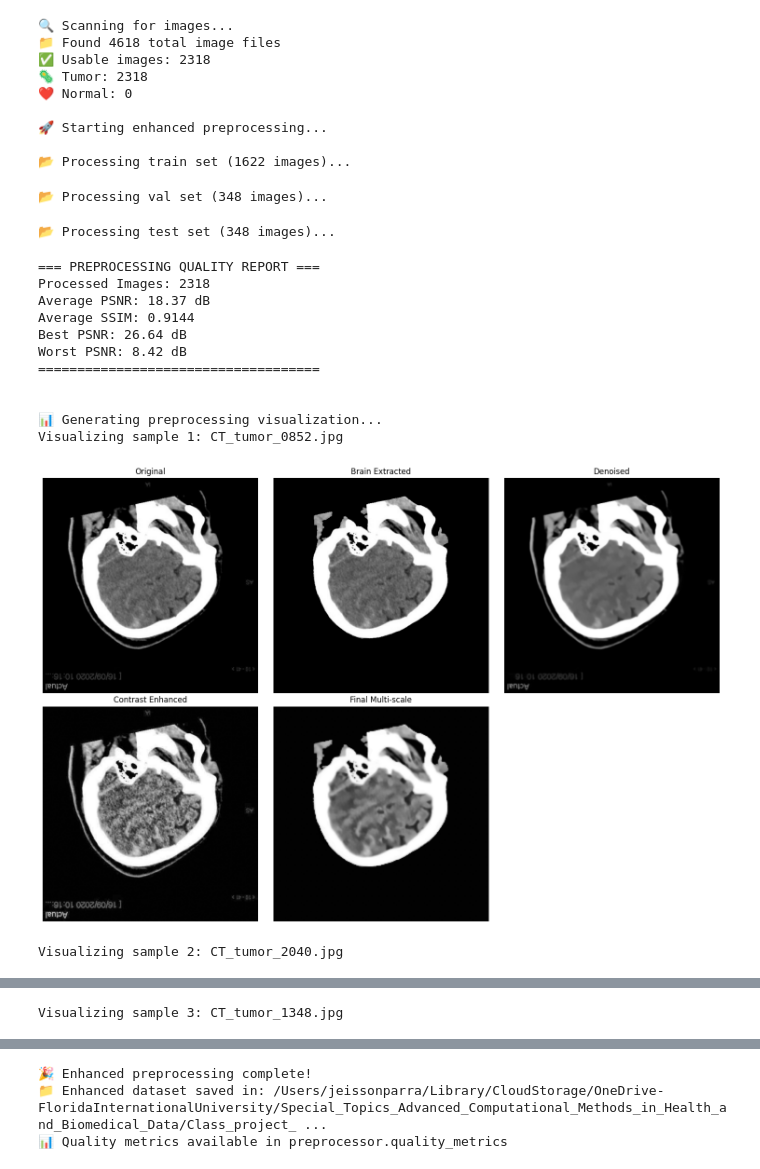
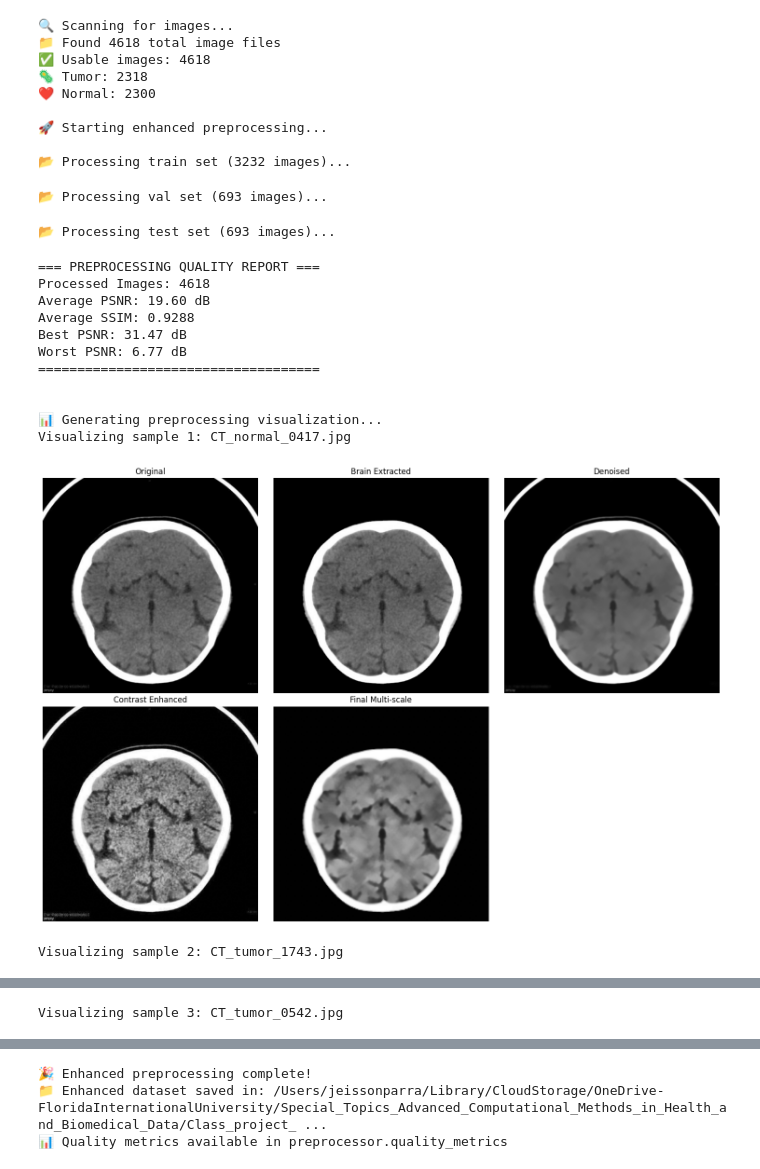
Before and after one commit to JeissonParra12/Class_project_Early_detection_of_brain_tumor, a Jupyter notebook: preprocessing.ipynb, the cells around one changed output, grey strips where cells are left out. Saved outputs shown, nothing was run; the diff lists cells and outputs as text; code cells hidden in the pictures.

```diff
--- a/preprocessing.ipynb
+++ b/preprocessing.ipynb
@@ -340,7 +340,7 @@ def detect_label(path):
     """Label based on folder name"""
     path_str = str(path).lower()
 
-    if "/no_tumor/" in path_str:
+    if "/normal/" in path_str:
         return "normal"
     if "/tumor/" in path_str:
         return "tumor"
@@ -429,43 +429,43 @@ def main():
     preprocessor.print_quality_report()
 
     # Visualize preprocessing steps for a few samples
     print("\n📊 Generating preprocessing visualization...")
     sample_images = [img_path for img_path, _ in clean_data[:3]]
     for i, sample_path in enumerate(sample_images):
         print(f"Visualizing sample {i+1}: {sample_path.name}")
         preprocessor.visualize_preprocessing_steps(
             sample_path,
             save_path=f"preprocessing_steps_sample_{i+1}.png"
         )
 
     print(f"\n🎉 Enhanced preprocessing complete!")
     print(f"📁 Enhanced dataset saved in: {OUTPUT_DATASET}")
     print(f"📊 Quality metrics available in preprocessor.quality_metrics")
 
 if __name__ == "__main__":
     main()
 # %% [output]
 🔍 Scanning for images...
 📁 Found 4618 total image files
-✅ Usable images: 2318
+✅ Usable images: 4618
 🦠 Tumor: 2318
-❤️ Normal: 0
+❤️ Normal: 2300
 
 🚀 Starting enhanced preprocessing...
 
-📂 Processing train set (1622 images)...
+📂 Processing train set (3232 images)...
-📂 Processing val set (348 images)...
+📂 Processing val set (693 images)...
-📂 Processing test set (348 images)...
+📂 Processing test set (693 images)...
 === PREPROCESSING QUALITY REPORT ===
-Processed Images: 2318
-Average PSNR: 18.37 dB
-Average SSIM: 0.9144
-Best PSNR: 26.64 dB
-Worst PSNR: 8.42 dB
+Processed Images: 4618
+Average PSNR: 19.60 dB
+Average SSIM: 0.9288
+Best PSNR: 31.47 dB
+Worst PSNR: 6.77 dB
 ====================================
 
 
 📊 Generating preprocessing visualization...
-Visualizing sample 1: CT_tumor_0852.jpg
+Visualizing sample 1: CT_normal_0417.jpg
-[figure, old version]
+[figure, new version]
-Visualizing sample 2: CT_tumor_2040.jpg
+Visualizing sample 2: CT_tumor_1743.jpg
@@ -473 +473 @@ Visualizing sample 2: CT_tumor_2040.jpg
-Visualizing sample 3: CT_tumor_1348.jpg
+Visualizing sample 3: CT_tumor_0542.jpg
```
Also changed, not shown: parts of 3 cells of this notebook, 44 other files.
